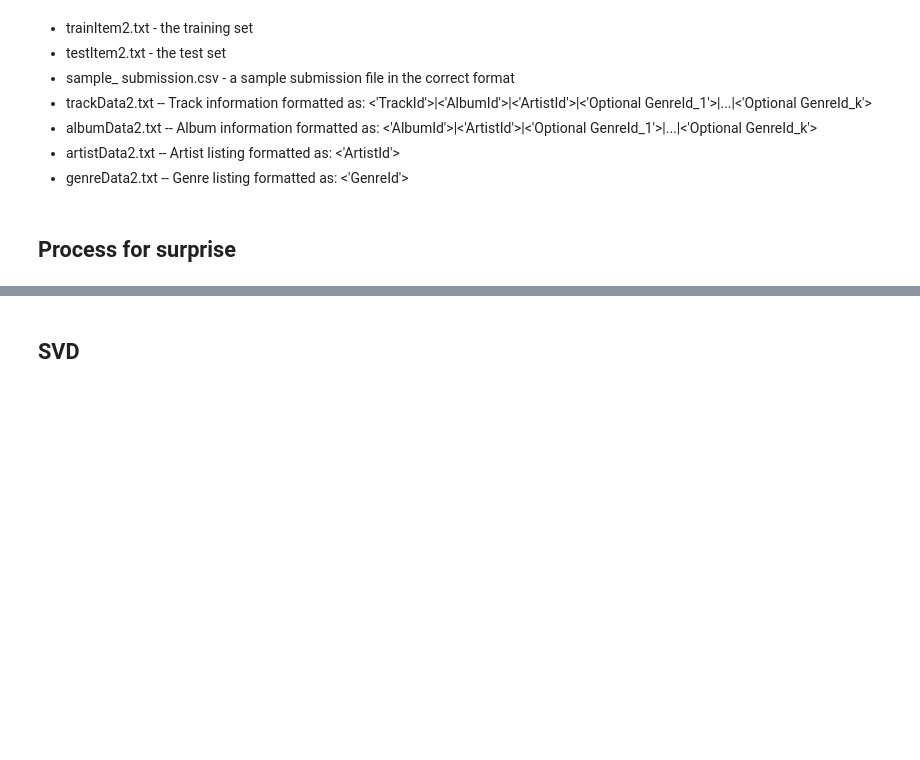
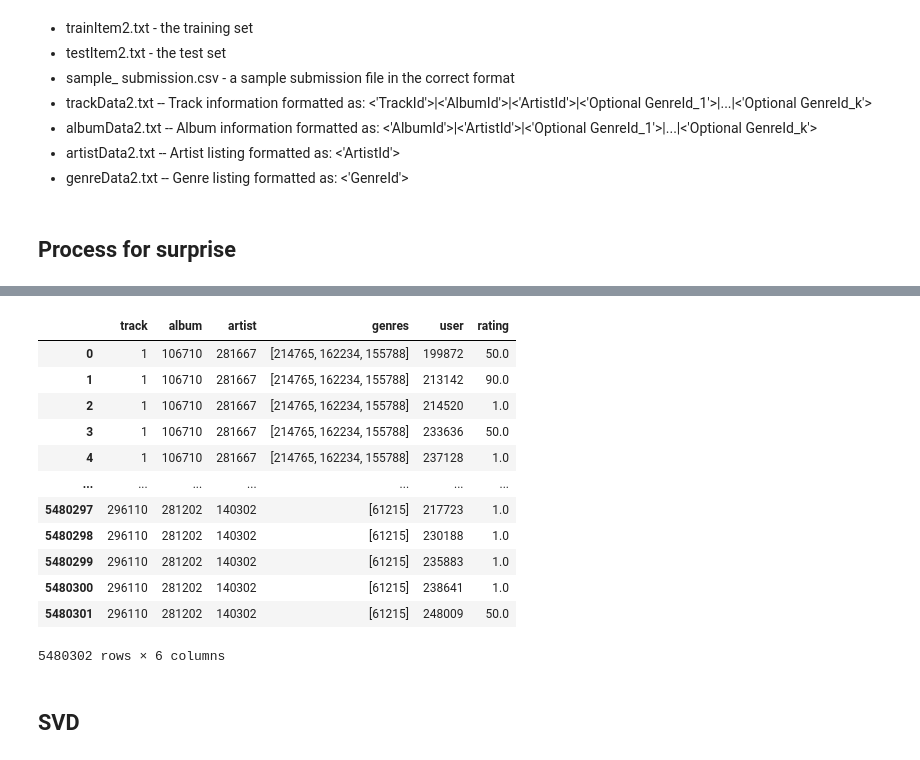
Before and after one commit to zaphodnothingth/nw-msds458-DeepLearning, a Jupyter notebook: final/YahooMusicRecommendations - surprise .ipynb, the cells around one changed output, grey strips where cells are left out. Cells and saved outputs as stored; diff of their text form; code cells hidden in the pictures; blank space fills up the shorter version.

```diff
--- a/final/YahooMusicRecommendations - surprise .ipynb
+++ b/final/YahooMusicRecommendations - surprise .ipynb
@@ -31,0 +50,3 @@ data_list
+# %%
+df_tracks['track'] = df_tracks.track.astype(int)
+df_tracks.info()
@@ -32,5 +81,5 @@ data_list
 # %%
-# process tracks data file
+# process training data
 rows = []
 for row in open('ee627a-2019fall/trainItem2.txt'):
     if '|' in row:
@@ -44,3 +93,8 @@ for row in open('ee627a-2019fall/trainItem2.txt'):
     rows.append(row_dict)
 
 df_train = pd.DataFrame(rows)
+
+df_train['rating'] = df_train['rating'].replace({0:1}) # nmf can't handle 0
+# %%
+df_train['track'] = df_train.track.astype(int)
+df_train.info()
@@ -53,3 +130,5 @@ reader = Reader(rating_scale=(0, 100))
 data = Dataset.load_from_df(df_train, reader)
 trainset = data.build_full_trainset()
+# %%
+df_trainWgenres = pd.merge(df_tracks, df_train, on='track', how='left')
 # %%
@@ -58,0 +150,16 @@ AttributeError: 'NoneType' object has no attribute 'info'
+# %%
+df_trainWgenres
+# %% [output]
+|  | track | album | artist | genres | user | rating |
+| 0 | 1 | 106710 | 281667 | [214765, 162234, 155788] | 199872 | 50.0 |
+| 1 | 1 | 106710 | 281667 | [214765, 162234, 155788] | 213142 | 90.0 |
+| 2 | 1 | 106710 | 281667 | [214765, 162234, 155788] | 214520 | 1.0 |
+| 3 | 1 | 106710 | 281667 | [214765, 162234, 155788] | 233636 | 50.0 |
+| 4 | 1 | 106710 | 281667 | [214765, 162234, 155788] | 237128 | 1.0 |
+| ... | ... | ... | ... | ... | ... | ... |
+| 5480297 | 296110 | 281202 | 140302 | [61215] | 217723 | 1.0 |
+| 5480298 | 296110 | 281202 | 140302 | [61215] | 230188 | 1.0 |
+| 5480299 | 296110 | 281202 | 140302 | [61215] | 235883 | 1.0 |
+| 5480300 | 296110 | 281202 | 140302 | [61215] | 238641 | 1.0 |
+| 5480301 | 296110 | 281202 | 140302 | [61215] | 248009 | 50.0 |
+5480302 rows × 6 columns
```
Also changed, not shown: parts of 66 cells of this notebook, 6 other files.
